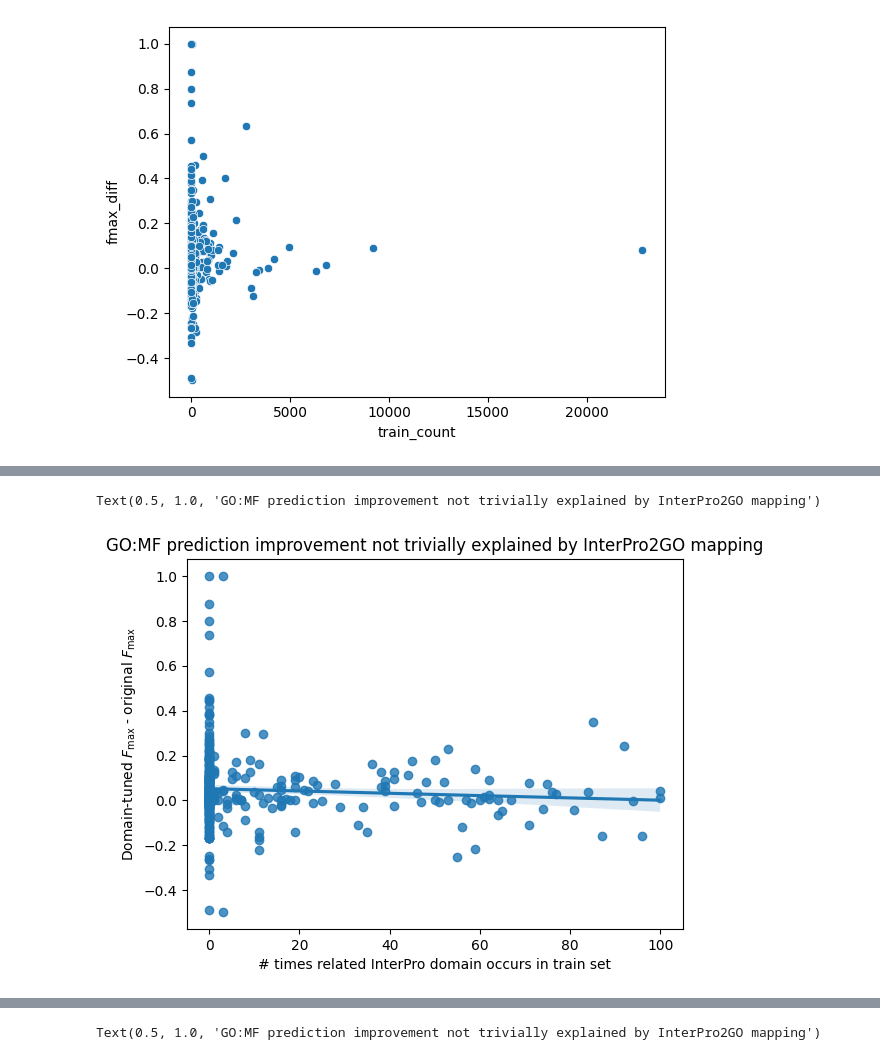
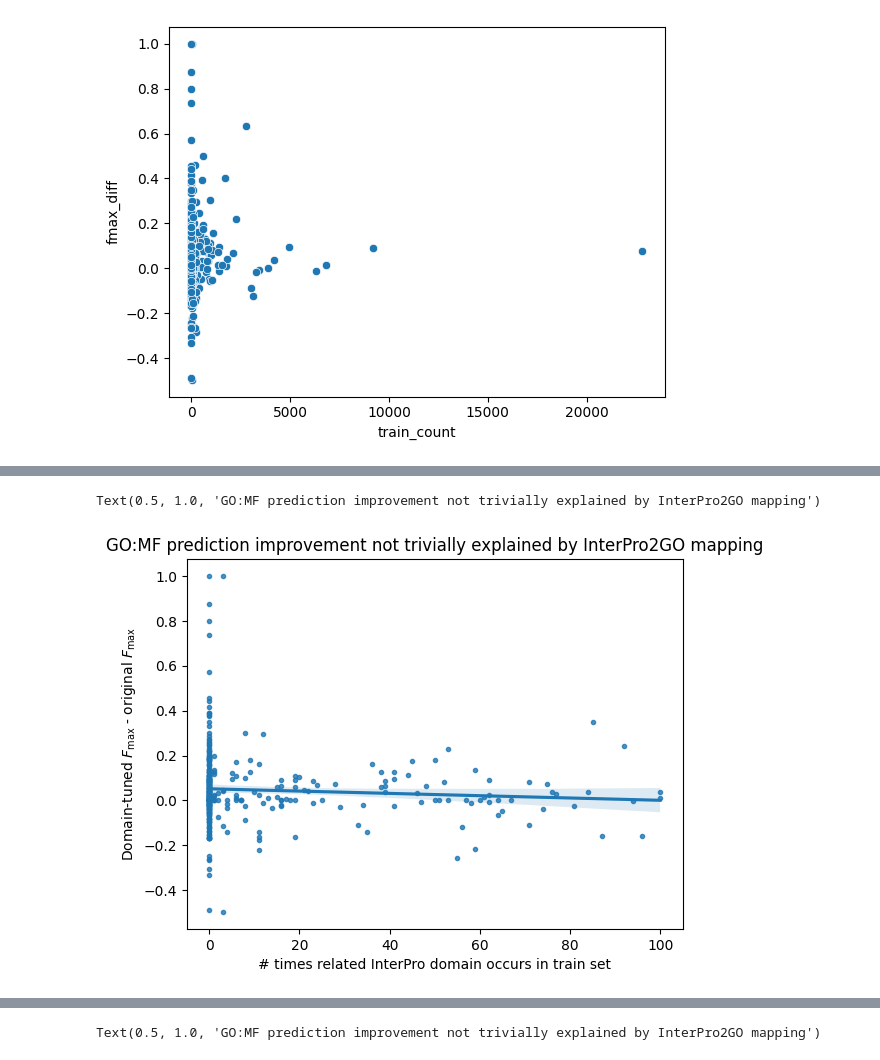
Before and after one commit to rcalef/magneton, a Jupyter notebook: experiments/go_perf_by_interpro.ipynb, the cells around one changed output, grey strips where cells are left out. Cells and saved outputs as stored; diff of their text form; code cells hidden in the pictures.

```diff
--- a/experiments/go_perf_by_interpro.ipynb
+++ b/experiments/go_perf_by_interpro.ipynb
@@ -123,7 +124,7 @@ combined.fmax_diff.hist()
 <Axes: >
 [figure]
 # %%
-train_counts = pd.read_table("/weka/scratch/weka/kellislab/rcalef/data/magneton-data/interpro_103.0/seq_splits/train_sharded/summary_stats/Domain_summaries.tsv")
+train_counts = pd.read_table("/weka/scratch/weka/kellislab/rcalef/data/magneton-data/interpro_103.0/dataset_splits/seq_splits_stats/train/Domain_summaries.tsv")
 train_counts.head()
 # %% [output]
 |  | element_id | element_name | count | max_occurences | min_len | max_len | avg_len | min_num_segs | ... |
@@ -132,3 +133,6 @@ train_counts.head()
 | 2 | IPR000008 | C2 domain | 209 | 1 | 92.0 | 889.0 | 189.626794 | 1.0 | ... |
 | 3 | IPR000010 | Cystatin domain | 135 | 1 | 31.0 | 713.0 | 124.392593 | 1.0 | ... |
 | 4 | IPR000014 | PAS domain | 246 | 3 | 30.0 | 448.0 | 115.451220 | 1.0 | ... |
+# %%
+test_counts = pd.read_table("/weka/scratch/weka/kellislab/rcalef/data/magneton-data/interpro_103.0/dataset_splits/seq_splits_stats/test/Domain_summaries.tsv")
+test_counts.head()
@@ -140,6 +151,14 @@ def count_train_num(go_id: str) -> int:
     if len(want_rows) == 0:
         return 0
     return want_rows["count"].sum()
+
+def count_test_num(go_id: str) -> int:
+    interpro_ids = pd.Series(go_to_interpro[go_id])
+
+    want_rows = test_counts.loc[lambda x: x.element_id.isin(interpro_ids)]
+    if len(want_rows) == 0:
+        return 0
+    return want_rows["count"].sum()
 # %%
 count_train_num("GO:0003677")
 # %% [output]
@@ -149,6 +168,7 @@ combined = (
     combined
     .assign(
         train_count=lambda x: x.go_id.apply(count_train_num),
+        test_count=lambda x: x.go_id.apply(count_test_num),
     )
 )
 combined.head()
@@ -180,13 +210,14 @@ Name: train_count, dtype: float64
 # %%
 sns.regplot(
     x="train_count",
     y="fmax_diff",
+    marker=".",
     data=combined.query("train_count <= 100"),
 )
 plt.ylabel("Domain-tuned $F_{\max}$ - original $F_{\max}$")
 plt.xlabel("# times related InterPro domain occurs in train set")
 plt.title("GO:MF prediction improvement not trivially explained by InterPro2GO mapping")
 #plt.xscale("log")
 # %% [output]
 Text(0.5, 1.0, 'GO:MF prediction improvement not trivially explained by InterPro2GO mapping')
-[figure, old version]
+[figure, new version]
```
Also changed, not shown: parts of 20 cells of this notebook, 9 other files.
